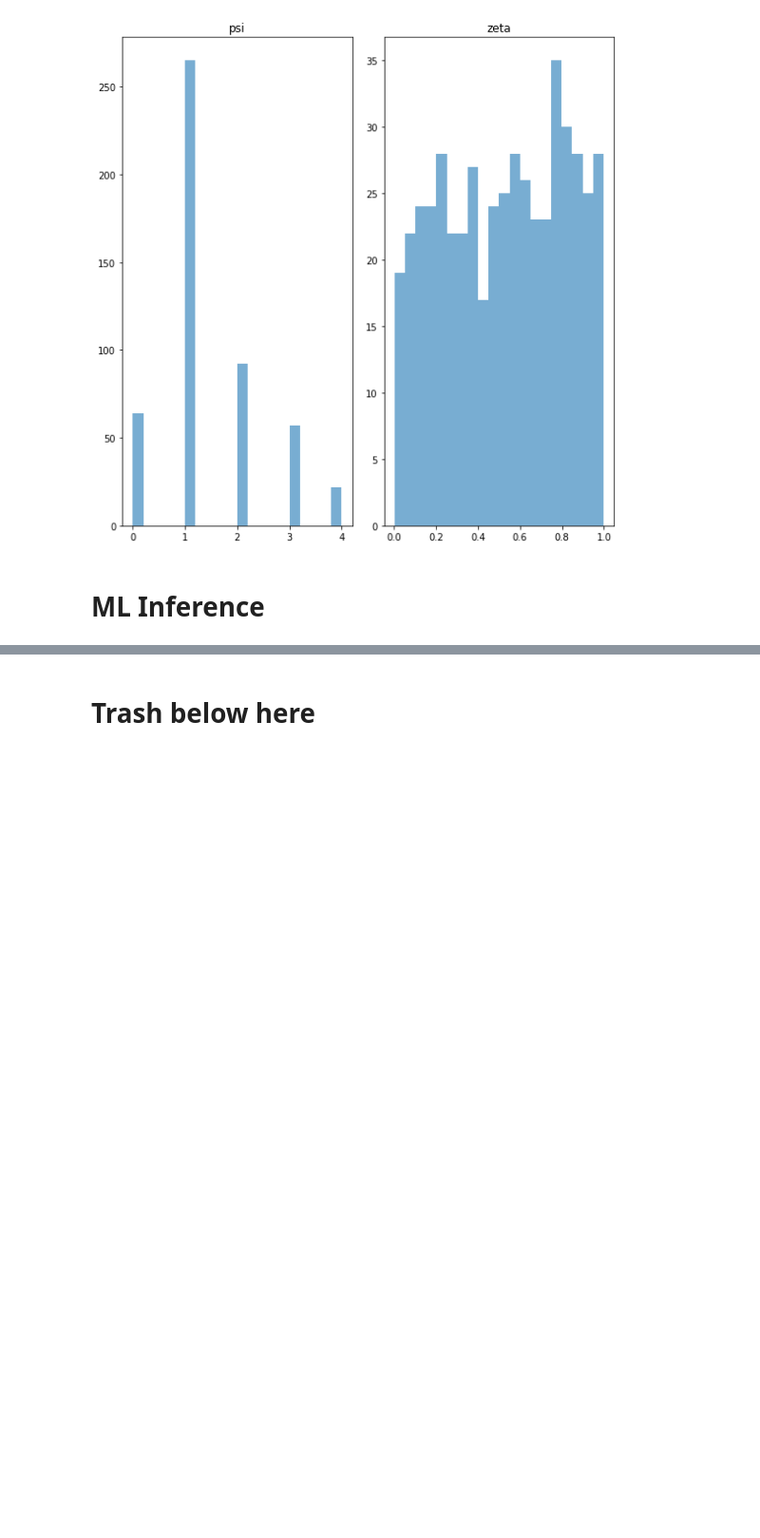
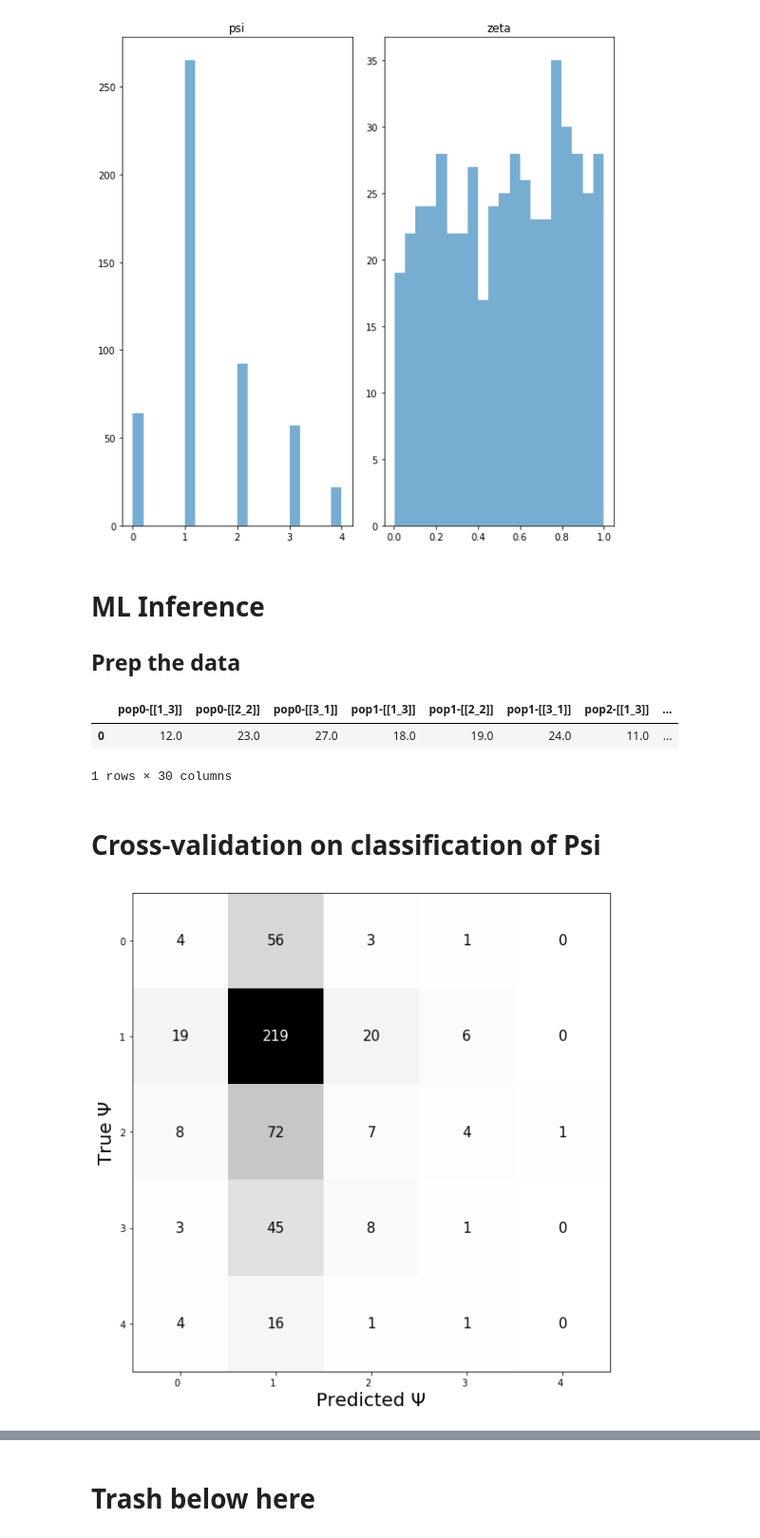
Before and after one commit to isaacovercast/PTA, a Jupyter notebook: jupyter-notebooks/PTA-Dev.ipynb, the cells around one changed output, grey strips where cells are left out. Shown at 95% size. Drawn from its saved outputs; the diff is of its cells as text; code cells hidden in the pictures; blank space fills up the shorter version.

Commit message:
First commit of inference code, which is largely working.

```diff
--- a/jupyter-notebooks/PTA-Dev.ipynb
+++ b/jupyter-notebooks/PTA-Dev.ipynb
@@ -67,7 +66,7 @@ sim_df.head()
 # %% [markdown]
 # Some simple plotting routines
 # %%
-sim_df = pd.read_csv("PTA/default_PTA/SIMOUT.csv", sep=" ").head(500)
+sim_df = pd.read_csv("../PTA/default_PTA/SIMOUT.csv", sep=" ").head(500)
 PTA.plotting.plot_simulations_pca(sim_df)
 # %% [output]
 <matplotlib.axes._subplots.AxesSubplot at 0x...>
@@ -78,3 +77,21 @@ axs = PTA.plotting.plot_simulations_hist(sim_df)
 [figure]
 # %% [markdown]
 # ML Inference
+## Prep the data
+# %%
+## Prep the data
+## Just take the first one as the pseudo-observed data
+empirical_df = pd.DataFrame(sim_df.loc[0]).T.drop(["zeta", "psi"], axis=1)
+display(empirical_df)
+tmp_df = sim_df.drop([0])
+# %% [output]
+|  | pop0-[[1_3]] | pop0-[[2_2]] | pop0-[[3_1]] | pop1-[[1_3]] | pop1-[[2_2]] | pop1-[[3_1]] | pop2-[[1_3]] | ... |
+| 0 | 12.0 | 23.0 | 27.0 | 18.0 | 19.0 | 24.0 | 11.0 | ... |
+1 rows × 30 columns
+# %% [markdown]
+# Cross-validation on classification of Psi
+# %%
+cla = PTA.inference.classification_cv(sim_df)
+ax = cla.plot_confusion_matrix()
+# %% [output]
+[figure, added]
```
Also changed, not shown: parts of 11 cells of this notebook, 2 other files.
